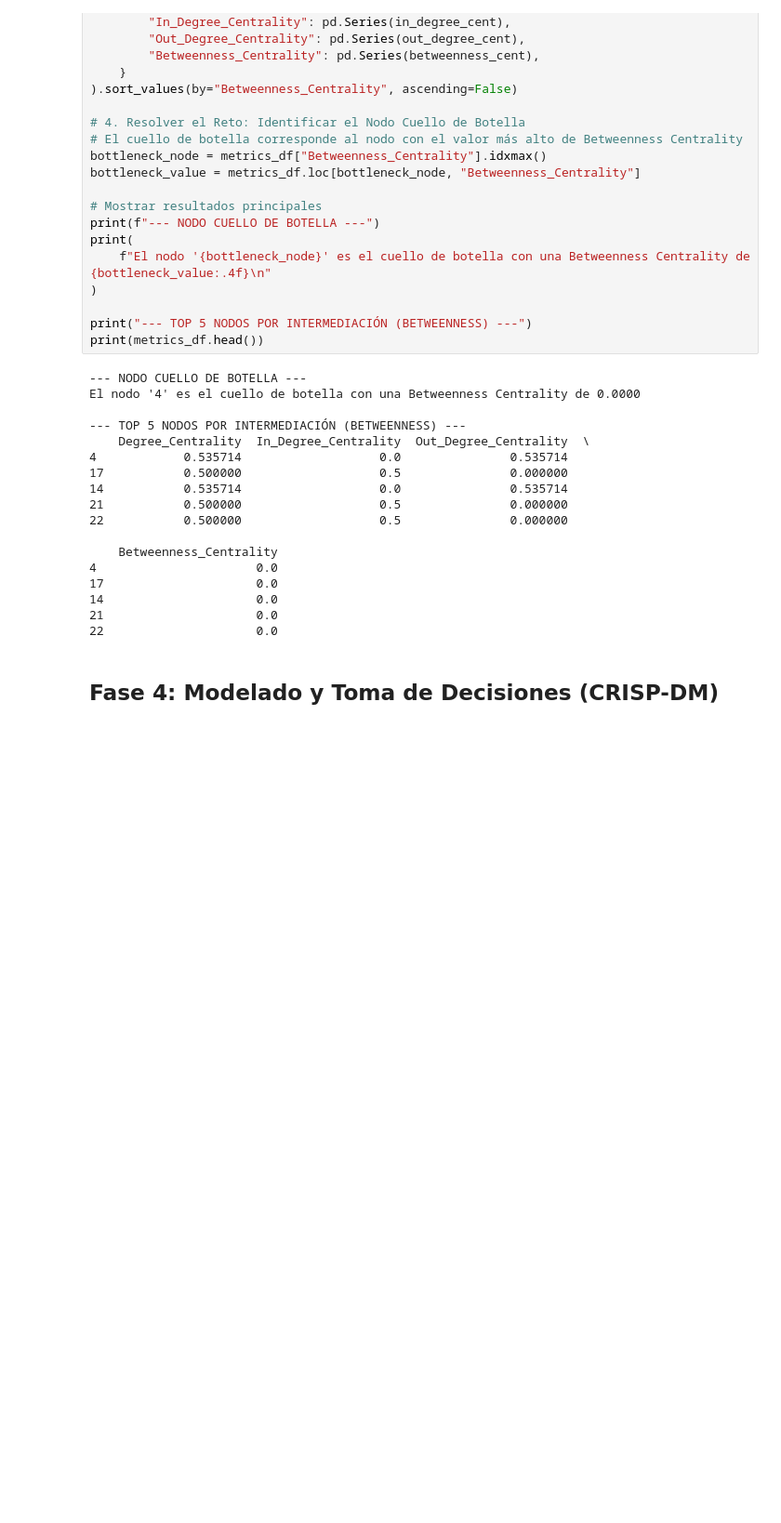
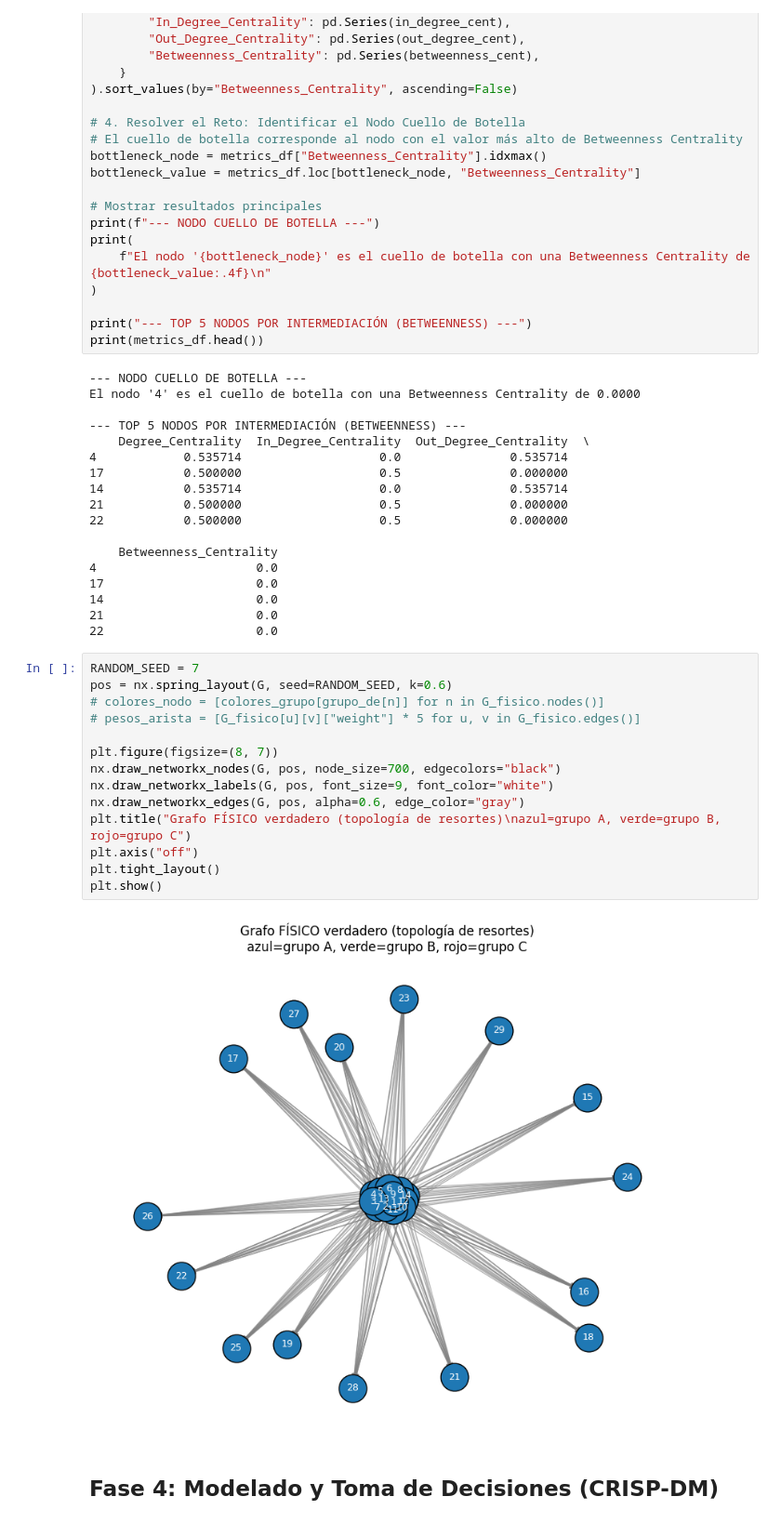
Before and after one commit to nceballosp/los_falsos_positivos_taller_practico_03, a Jupyter notebook: notebooks/taller_practico_03.ipynb, the cells around one changed output. Shown at 93% size. Drawn from its saved outputs; the diff is of its cells as text; blank space fills up the shorter version.

```diff
--- a/notebooks/taller_practico_03.ipynb
+++ b/notebooks/taller_practico_03.ipynb
@@ -430,6 +458,22 @@ El nodo '4' es el cuello de botella con una Betweenness Centrality de 0.0000
 14                     0.0
 21                     0.0
 22                     0.0
+# %%
+RANDOM_SEED = 7
+pos = nx.spring_layout(G, seed=RANDOM_SEED, k=0.6)
+# colores_nodo = [colores_grupo[grupo_de[n]] for n in G_fisico.nodes()]
+# pesos_arista = [G_fisico[u][v]["weight"] * 5 for u, v in G_fisico.edges()]
+
+plt.figure(figsize=(8, 7))
+nx.draw_networkx_nodes(G, pos, node_size=700, edgecolors="black")
+nx.draw_networkx_labels(G, pos, font_size=9, font_color="white")
+nx.draw_networkx_edges(G, pos, alpha=0.6, edge_color="gray")
+plt.title("Grafo FÍSICO verdadero (topología de resortes)\nazul=grupo A, verde=grupo B, rojo=grupo C")
+plt.axis("off")
+plt.tight_layout()
+plt.show()
+# %% [output]
+[figure, added]
 # %% [markdown]
 ## Fase 4: Modelado y Toma de Decisiones (CRISP-DM)
 # %% [markdown]
```
Also changed, not shown: parts of 20 cells of this notebook.
